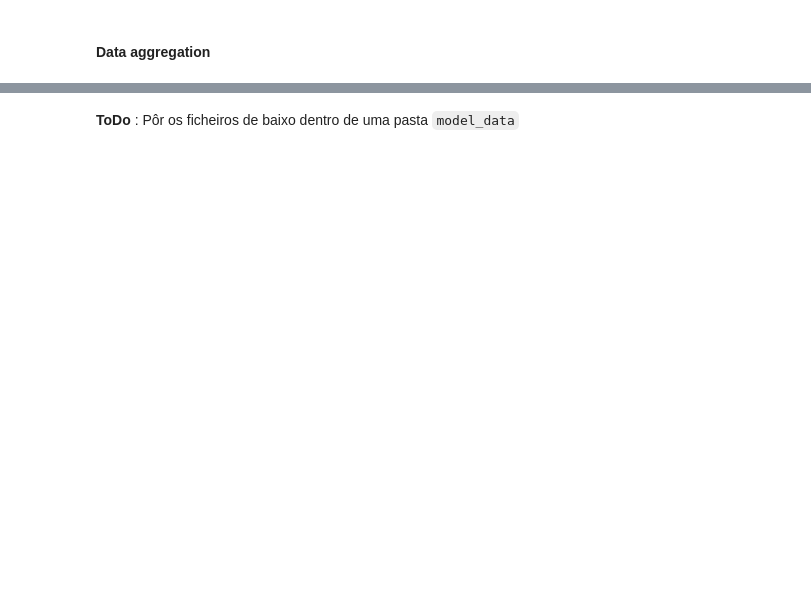
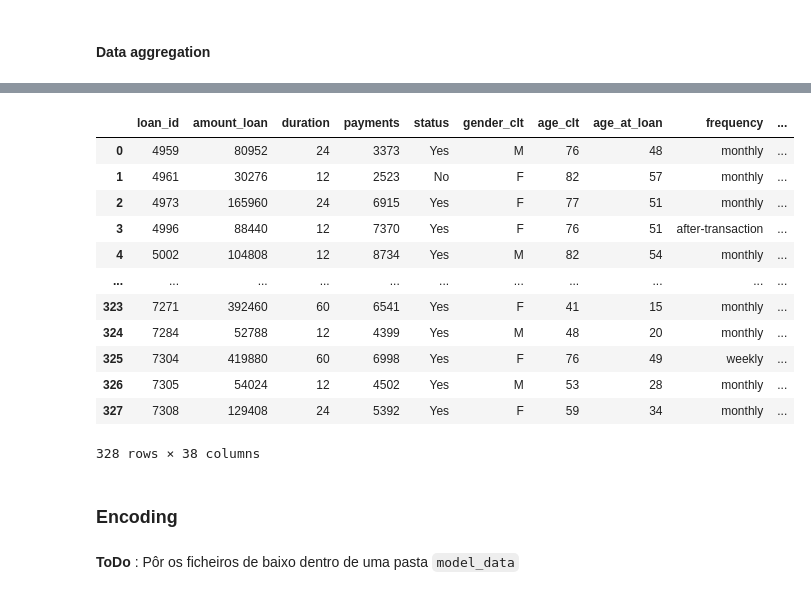
Before and after one commit to Ca-moes/AC, a Jupyter notebook: data_process.ipynb, the cells around one changed output, grey strips where cells are left out. Saved outputs shown, nothing was run; the diff lists cells and outputs as text; code cells hidden in the pictures; blank space fills up the shorter version.

```diff
--- a/data_process.ipynb
+++ b/data_process.ipynb
@@ -204,19 +257,19 @@ def abs_min(x):
 def rangev(x):
     return x.max() - x.min()
 
-def count_withdrawal(x):
+def count_w(x):
     return sum(x=='withdrawal')
-def count_credit(x):
+def count_c(x):
     return sum(x=='credit')
 
-def mean_withdrawal(x):
+def mean_w(x):
     return np.mean(x=='withdrawal')
-def mean_credit(x):
+def mean_c(x):
     return np.mean(x=='credit')
 
-def cov_withdrawal(x):
+def cov_w(x):
     return np.cov(x=='withdrawal')
-def cov_credit(x):
+def cov_c(x):
     return np.cov(x=='credit')
 # %%
 def aggregate_data(df):
@@ -228,20 +281,26 @@ def aggregate_data(df):
     keep_columns.remove('balance')
 
     df = df.groupby(keep_columns, as_index=False, group_keys=False).agg({
-        'type_trans': [count_withdrawal, count_credit, mean_withdrawal, mean_credit, cov_withdrawal, cov_credit],
         'operation': ['count'],
+        'type_trans': [count_w, count_c, mean_w, mean_c, cov_w, cov_c],
         'amount_trans': ['mean','min','max','std','last', abs_min, rangev],
         'balance': ['mean','min','max','std','last', abs_min, rangev]
     })
     df.columns = ['%s%s' % (a, '_%s' % b if b else '') for a, b in df.columns]
 
+    # If client reached negative balance
+    #df['balance_negative'] = df['balance_negative']
+    df.loc[df['balance_min'] >= 0, 'balance_negative'] = 0
+    df.loc[df['balance_min'] < 0, 'balance_negative'] = 1
+    df['balance_negative'] = df['balance_negative'].astype(int)
+
+    # Ratios
+    # df['ratio_credit'] = df['type_trans_count_c'] / df['operation_count']
+    # df['ratio_withdrawal'] = df['type_trans_count_w'] / df['operation_count']
+
     return df
 # %%
 train_data_agg = aggregate_data(train_data)
-# we should sort by loan data to have a realistic train/test split while training
-train_data_agg.sort_values(by=['date_loan'], inplace=True)
-train_data_agg.drop(columns='date_loan', inplace=True)
-
 
 test_data.status = test_data.status.fillna('')
 test_data_agg = aggregate_data(test_data)
@@ -270 +329,19 @@ memory usage: 110.6+ KB
 None
+# %%
+train_data_agg
+# %% [output]
+|  | loan_id | amount_loan | duration | payments | status | gender_clt | age_clt | age_at_loan | frequency | ... |
+| 0 | 4959 | 80952 | 24 | 3373 | Yes | M | 76 | 48 | monthly | ... |
+| 1 | 4961 | 30276 | 12 | 2523 | No | F | 82 | 57 | monthly | ... |
+| 2 | 4973 | 165960 | 24 | 6915 | Yes | F | 77 | 51 | monthly | ... |
+| 3 | 4996 | 88440 | 12 | 7370 | Yes | F | 76 | 51 | after-transaction | ... |
+| 4 | 5002 | 104808 | 12 | 8734 | Yes | M | 82 | 54 | monthly | ... |
+| ... | ... | ... | ... | ... | ... | ... | ... | ... | ... | ... |
+| 323 | 7271 | 392460 | 60 | 6541 | Yes | F | 41 | 15 | monthly | ... |
+| 324 | 7284 | 52788 | 12 | 4399 | Yes | M | 48 | 20 | monthly | ... |
+| 325 | 7304 | 419880 | 60 | 6998 | Yes | F | 76 | 49 | weekly | ... |
+| 326 | 7305 | 54024 | 12 | 4502 | Yes | M | 53 | 28 | monthly | ... |
+| 327 | 7308 | 129408 | 24 | 5392 | Yes | F | 59 | 34 | monthly | ... |
+328 rows × 38 columns
+# %% [markdown]
+### Encoding
```
Also changed, not shown: parts of 12 cells of this notebook, 9 other files.
